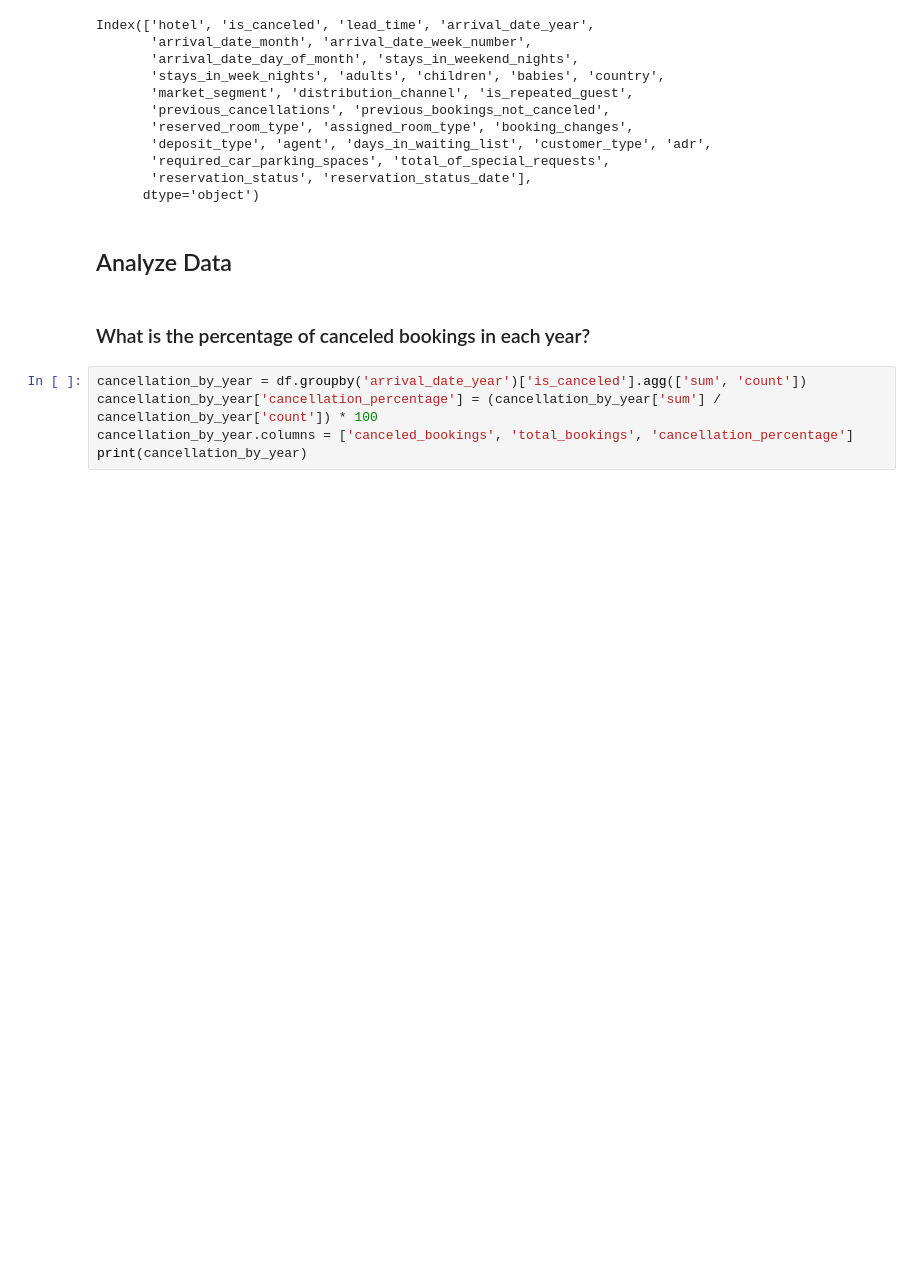
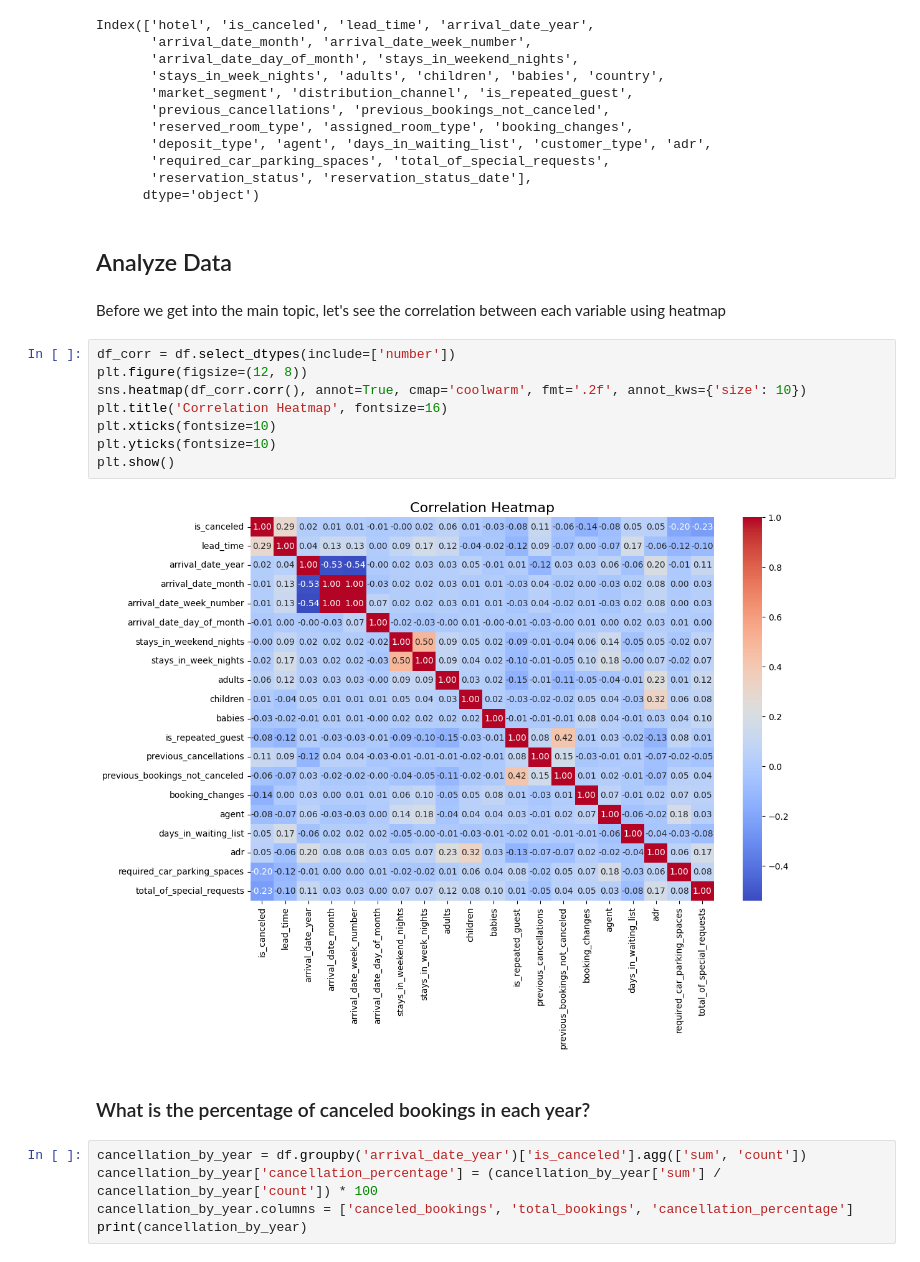
Before and after one commit to xyzaraa/hotel_analysis, a Jupyter notebook: hotel_analysis.ipynb, the cells around one changed output. Saved outputs shown, nothing was run; the diff lists cells and outputs as text; blank space fills up the shorter version.

Commit message:
add more visualization

```diff
--- a/hotel_analysis.ipynb
+++ b/hotel_analysis.ipynb
@@ -112,6 +112,18 @@ Index(['hotel', 'is_canceled', 'lead_time', 'arrival_date_year',
       dtype='object')
 # %% [markdown]
 ## Analyze Data
+# %% [markdown]
+Before we get into the main topic, let's see the correlation between each variable using heatmap
+# %%
+df_corr = df.select_dtypes(include=['number'])
+plt.figure(figsize=(12, 8))
+sns.heatmap(df_corr.corr(), annot=True, cmap='coolwarm', fmt='.2f', annot_kws={'size': 10})
+plt.title('Correlation Heatmap', fontsize=16)
+plt.xticks(fontsize=10)
+plt.yticks(fontsize=10)
+plt.show()
+# %% [output]
+[figure, added]
 # %% [markdown]
 ### What is the percentage of canceled bookings in each year?
 # %%
```
Also changed, not shown: parts of 3 cells of this notebook.
